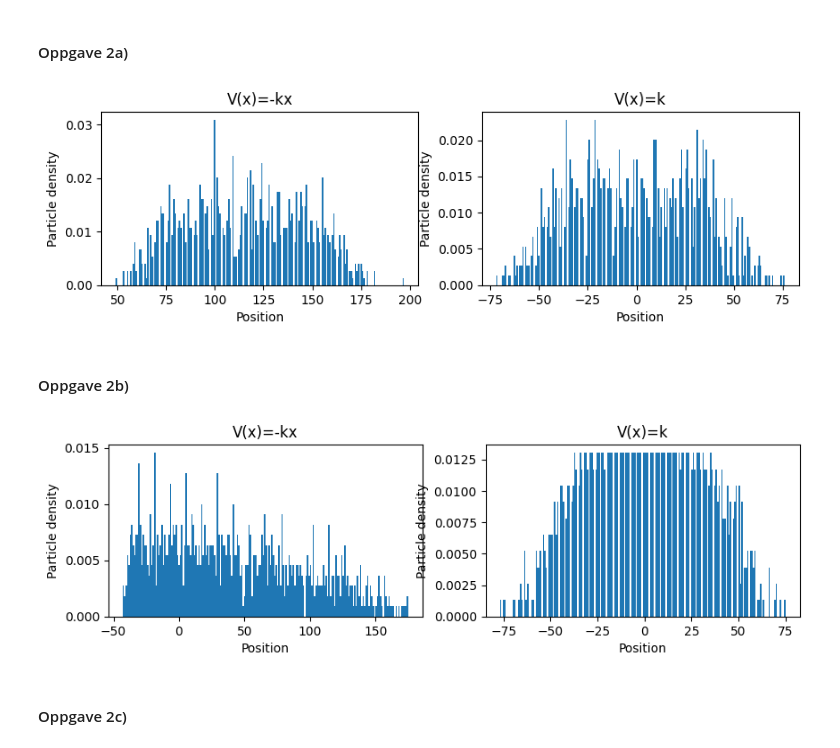
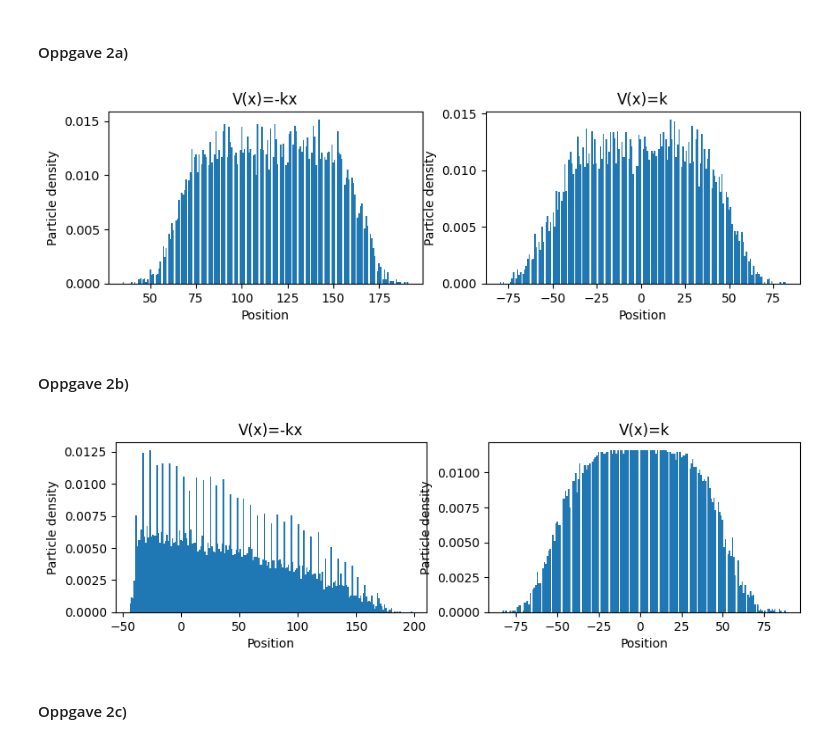
Before and after one commit to einaraarnaes/Prosjekt2, a Jupyter notebook: code.ipynb, the cells around one changed output. Saved outputs shown, nothing was run; the diff lists cells and outputs as text; code cells hidden in the pictures.

```diff
--- a/code.ipynb
+++ b/code.ipynb
@@ -165,7 +165,7 @@ def random_walk(n_steps, start_pos, p_minus, p_pluss):
 Konstanter
 """
 steps = 200
-n_sim = 10
+n_sim = 100
 bk = 1
 
 """
@@ -183,34 +183,34 @@ def V_2(x):
 """
 Sannsynligheter for V_1 og V_2
 """
 p_pluss_1, p_minus_1 = p_vals(positions, V_1, bk)
 p_pluss_2, p_minus_2 = p_vals(positions, V_2, bk)
 
 """
 Simulerer, og plotter distribusjonen
 """
 
 walk_1 = np.zeros(n_particles*n_sim)
 walk_2 = np.zeros(n_particles*n_sim)
 
 for i in range(n_sim):
     walk_1[i*n_particles:(i+1)*n_particles] = random_walk(steps, positions, p_minus_1, p_pluss_1)
     walk_2[i*n_particles:(i+1)*n_particles] = random_walk(steps, positions, p_minus_2, p_pluss_2)
     #walk_1[i*n_particles:(i+1)*n_particles] = random_walk_universal(steps, positions, p_minus_1, p_pluss_1)[0]
     #walk_2[i*n_particles:(i+1)*n_particles] = random_walk_universal(steps, positions, p_minus_2, p_pluss_2)[0]
 
 fig, axs = plt.subplots(nrows=1, ncols=2, figsize=(10, 2.5))
 
 axs[0].hist(walk_1, bins = 200, density = True)
 axs[0].set_title("V(x)=-kx")
 axs[1].hist(walk_2, bins = 200, density = True)
 axs[1].set_title("V(x)=k")
 
 for ax in axs:
     ax.set_xlabel("Position")
     ax.set_ylabel("Particle density")
 # %% [output]
-[figure, old version]
+[figure, new version]
 # %% [markdown]
 #### Oppgave 2b)
 # %%
@@ -267,7 +267,7 @@ for ax in axs:
     ax.set_xlabel("Position")
     ax.set_ylabel("Particle density")
 # %% [output]
-[figure, old version]
+[figure, new version]
 # %% [markdown]
 #### Oppgave 2c)
 # %%
```
Also changed, not shown: parts of 11 cells of this notebook.
